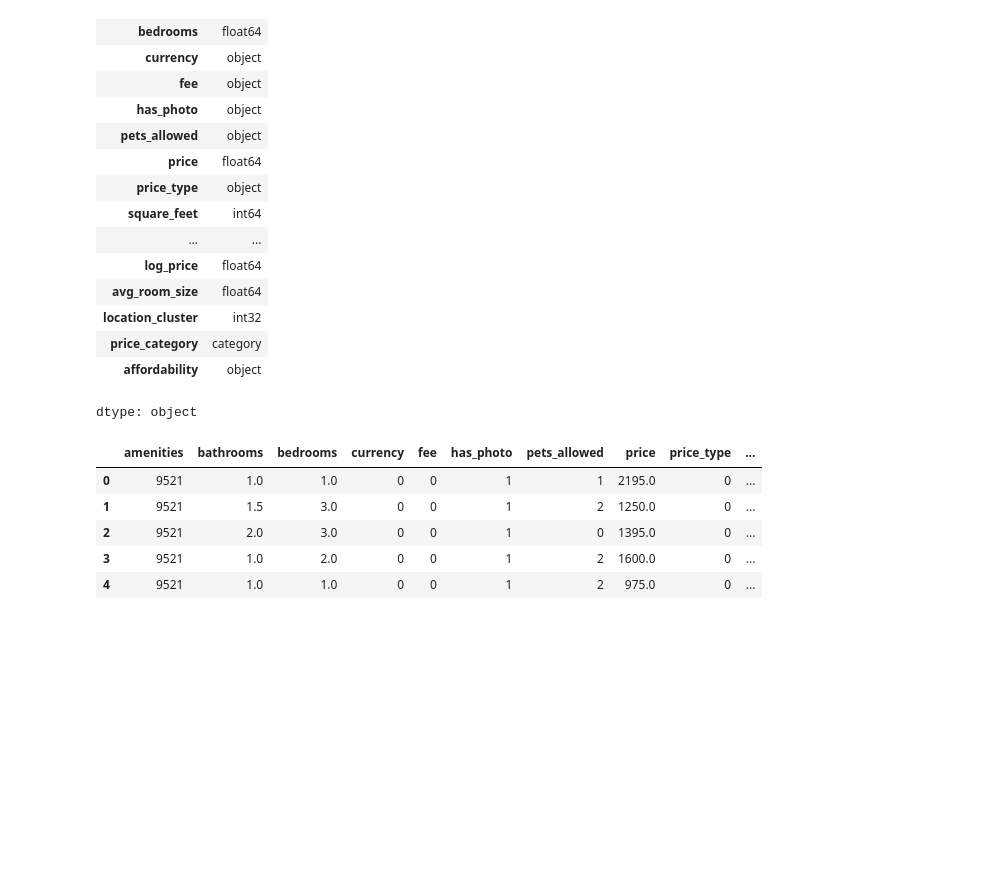
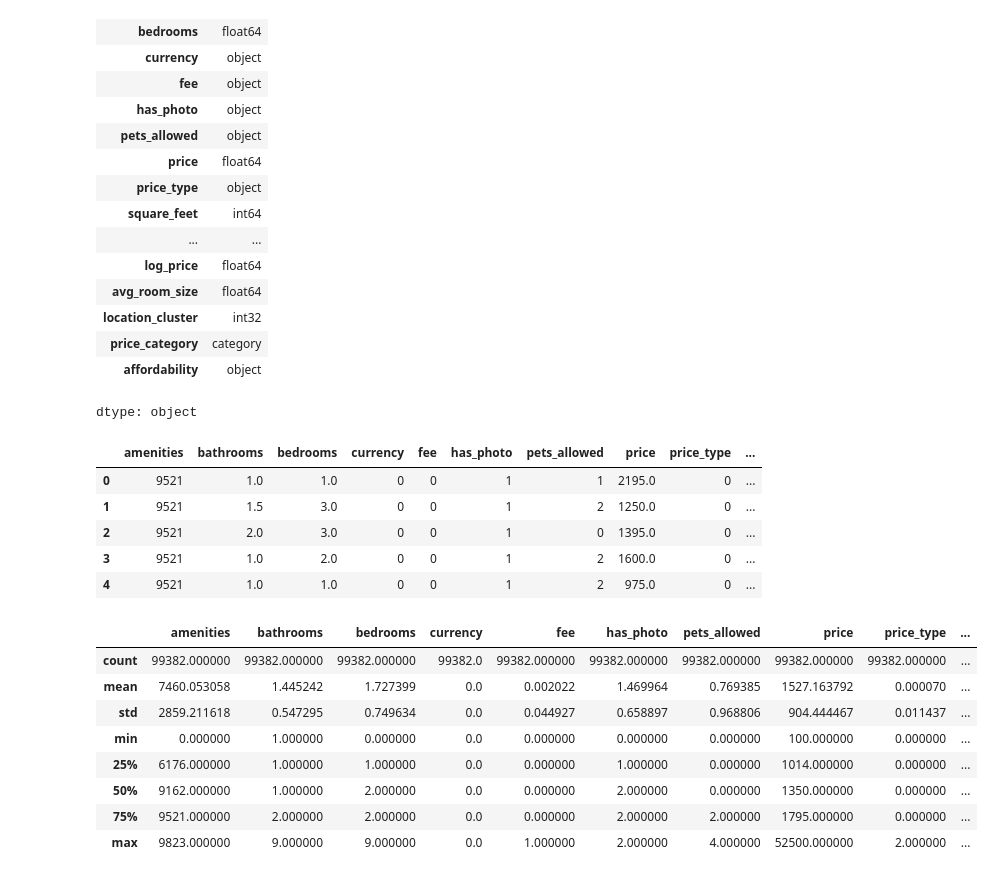
Before and after one commit to ArunK-ML/ML-DL-Classification-Regression-Model-Apartment-Rental---Dataset, a Jupyter notebook: Apartment_Rental.ipynb, the cells around one changed output. Saved outputs shown, nothing was run; the diff lists cells and outputs as text; code cells hidden in the pictures; blank space fills up the shorter version.

```diff
--- a/Apartment_Rental.ipynb
+++ b/Apartment_Rental.ipynb
@@ -383,3 +383,15 @@ df_selected.head()
 | 2 | 9521 | 2.0 | 3.0 | 0 | 0 | 1 | 0 | 1395.0 | 0 | ... |
 | 3 | 9521 | 1.0 | 2.0 | 0 | 0 | 1 | 2 | 1600.0 | 0 | ... |
 | 4 | 9521 | 1.0 | 1.0 | 0 | 0 | 1 | 2 | 975.0 | 0 | ... |
+# %%
+df_selected.describe()
+# %% [output]
+|  | amenities | bathrooms | bedrooms | currency | fee | has_photo | pets_allowed | price | price_type | ... |
+| count | 99382.000000 | 99382.000000 | 99382.000000 | 99382.0 | 99382.000000 | 99382.000000 | 99382.000000 | 99382.000000 | 99382.000000 | ... |
+| mean | 7460.053058 | 1.445242 | 1.727399 | 0.0 | 0.002022 | 1.469964 | 0.769385 | 1527.163792 | 0.000070 | ... |
+| std | 2859.211618 | 0.547295 | 0.749634 | 0.0 | 0.044927 | 0.658897 | 0.968806 | 904.444467 | 0.011437 | ... |
+| min | 0.000000 | 1.000000 | 0.000000 | 0.0 | 0.000000 | 0.000000 | 0.000000 | 100.000000 | 0.000000 | ... |
+| 25% | 6176.000000 | 1.000000 | 1.000000 | 0.0 | 0.000000 | 1.000000 | 0.000000 | 1014.000000 | 0.000000 | ... |
+| 50% | 9162.000000 | 1.000000 | 2.000000 | 0.0 | 0.000000 | 2.000000 | 0.000000 | 1350.000000 | 0.000000 | ... |
+| 75% | 9521.000000 | 2.000000 | 2.000000 | 0.0 | 0.000000 | 2.000000 | 2.000000 | 1795.000000 | 0.000000 | ... |
+| max | 9823.000000 | 9.000000 | 9.000000 | 0.0 | 1.000000 | 2.000000 | 4.000000 | 52500.000000 | 2.000000 | ... |
```
Also changed, not shown: parts of 2 cells of this notebook.
